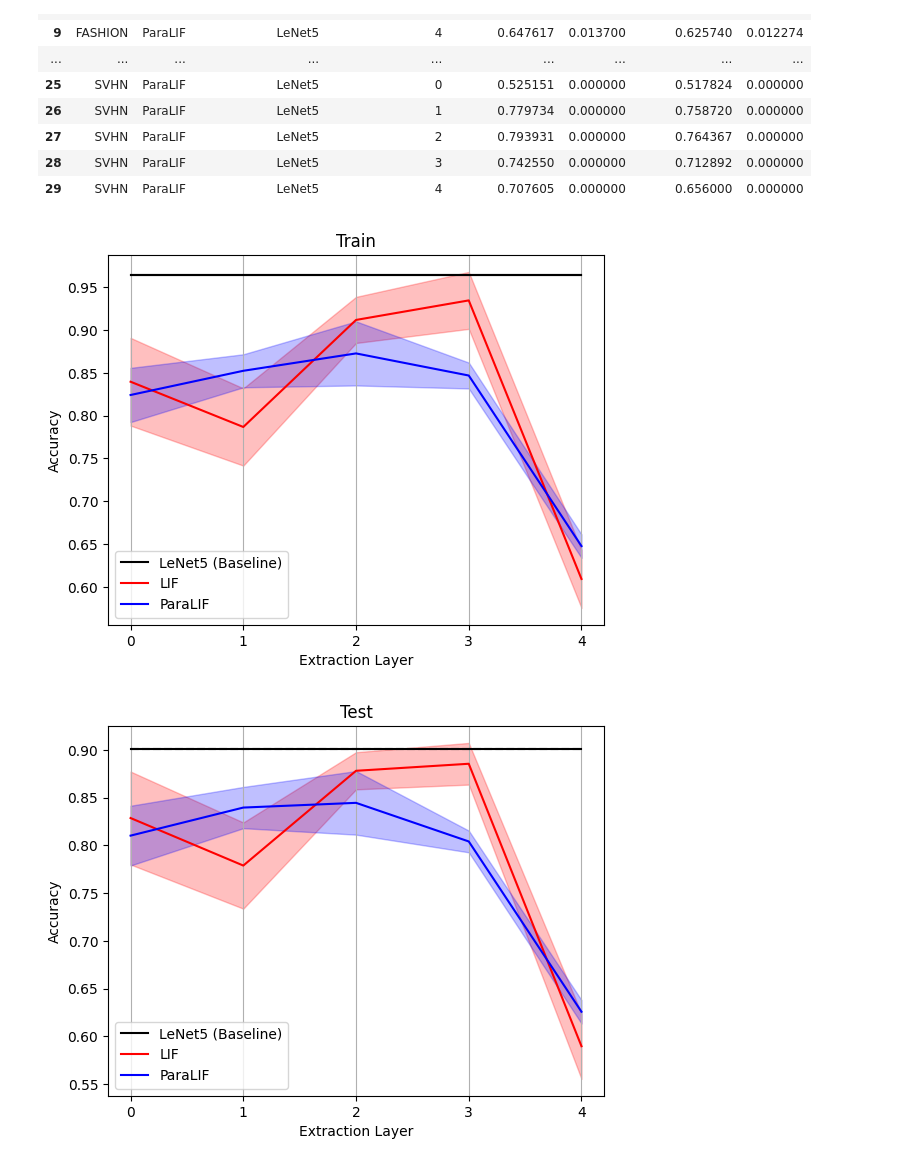
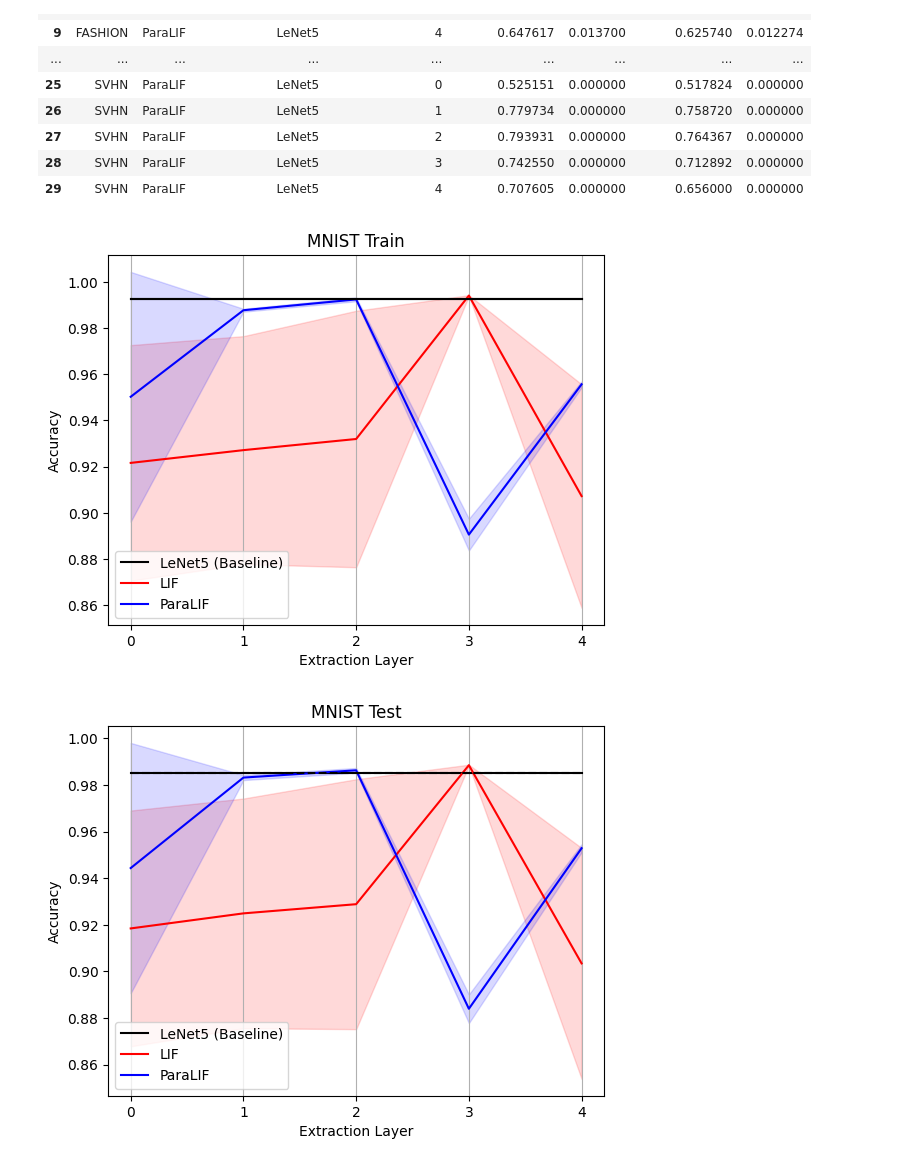
Before and after one commit to suessflorian/biological-neurons, a Jupyter notebook: Baseline Models/transfer_graphs.ipynb, the cells around one changed output. Drawn from its saved outputs; the diff is of its cells as text; code cells hidden in the pictures.

```diff
--- a/Baseline Models/transfer_graphs.ipynb
+++ b/Baseline Models/transfer_graphs.ipynb
@@ -57,5 +41,6 @@ To plot accuracy, the attack doesn't matter.
 # %%
-relevant_rows = mnist[['model', 'extraction_layer', 'train_accuracy', 'test_accuracy', 'baseline_train_accuracy', 'baseline_test_accuracy']].drop_duplicates()
+relevant_rows = mnist[mnist.attack == 'LInfFMNAttack']
+relevant_rows = relevant_rows[['model', 'extraction_layer', 'train_accuracy', 'test_accuracy', 'baseline_train_accuracy', 'baseline_test_accuracy']].drop_duplicates()
 unique_models = relevant_rows.model.unique()
 
 for model, colour in zip(unique_models, ['blue', 'orange']):
@@ -72,8 +57,10 @@ plt.legend([
     'LeNet Baseline (Train)',
     'LeNet Baseline (Test)'
 ])
-plt.title('Train Test Accuracies with Representation Transfer Learning')
+plt.title(f'Train Test {dataset}')
 plt.xticks(subset.extraction_layer)
 plt.grid(axis='x')
+plt.xlabel('Extraction Layer')
+plt.ylabel('Accuracy')
 plt.show()
 # %% [output]
@@ -112,7 +79,7 @@ mnist_fgsm.epsilon.unique()
 # %% [output]
 array([0.01, 0.05, 0.1 ])
 # %%
-epsilon = 0.05
+epsilon = 0.1
 
 mnist_fgsm_epsilon = mnist_fgsm[mnist_fgsm.epsilon == epsilon]
 for model, colour in zip(unique_models, ['blue', 'orange']):
@@ -122,7 +89,7 @@ plt.plot(subset.extraction_layer, subset.baseline_susceptibility_rate, color='re
 plt.legend(unique_models.tolist() + ['LeNet Baseline'])
 plt.xlabel('Layer')
 plt.ylabel('Attack Susceptibility')
-plt.title('Attack Susceptibility for Representation Transfer Learning FGSM')
+plt.title(f'FGSM, epsilon={epsilon}')
 plt.xticks(subset.extraction_layer)
 plt.grid(axis='x')
 plt.show()
@@ -151,7 +118,7 @@ plt.show()
 # %% [markdown]
 ## FMNA
 # %%
-epsilon = 0.05
+epsilon = 0.1
 
 mnist_fmna = mnist[mnist.attack == 'LInfFMNAttack']
 mnist_fmna_epsilon = mnist_fmna[mnist_fmna.epsilon == epsilon]
@@ -162,7 +129,7 @@ plt.plot(subset.extraction_layer, subset.baseline_susceptibility_rate, color='re
 plt.legend(unique_models.tolist() + ['LeNet Baseline'])
 plt.xlabel('Layer')
 plt.ylabel('Attack Susceptibility')
-plt.title('Attack Susceptibility for Representation Transfer Learning FMNA')
+plt.title(f'FMNA, epsilon={epsilon}')
 plt.xticks(subset.extraction_layer)
 plt.grid(axis='x')
 plt.show()
@@ -235,7 +202,7 @@ aggregated_data
 | 28 | SVHN | ParaLIF | LeNet5 | 3 | 0.742550 | 0.000000 | 0.712892 | 0.000000 |
 | 29 | SVHN | ParaLIF | LeNet5 | 4 | 0.707605 | 0.000000 | 0.656000 | 0.000000 |
 # %%
-dataset = 'FASHION'
+dataset = 'MNIST'
 
 dataset_specific = aggregated_data[aggregated_data.dataset == dataset]
 
@@ -256,45 +223,45 @@ for model, colour in zip(['LIF', 'ParaLIF'], ['red', 'blue']):
     # Train
     y1 = subset.train_accuracy['mean'] - subset.train_accuracy['std']
     y2 = subset.train_accuracy['mean'] + subset.train_accuracy['std']
-    plt.fill_between(subset.extraction_layer, y1, y2, color=colour, alpha=0.25)
+    plt.fill_between(subset.extraction_layer, y1, y2, color=colour, alpha=0.15)
 
 plt.plot(baseline_results.extraction_layer, baseline_results.baseline_train_accuracy, color='black')
 plt.legend(['LeNet5 (Baseline)', 'LIF', 'ParaLIF'])
 plt.xticks(subset.extraction_layer)
 plt.grid(axis='x')
-plt.title('Train')
+plt.title(f'{dataset} Train')
 plt.xlabel('Extraction Layer')
 plt.ylabel('Accuracy')
 plt.show()
 # %% [output]
-[figure, old version]
+[figure, new version]
 # %%
 dataset_specific = aggregated_data[aggregated_data.dataset == dataset]
 
 
 baseline_results = data[data.dataset == dataset][['extraction_layer', 'baseline_train_accuracy', 'baseline_test_accuracy']].drop_duplicates()
 plt.plot(baseline_results.extraction_layer, baseline_results.baseline_test_accuracy, color='black')
 
 for model, colour, sd_colour in zip(['LIF', 'ParaLIF'], ['red', 'blue'], ['#FFA07A', 'lightblue']):
     subset = dataset_specific[dataset_specific.model == model]
     y1_test = subset.test_accuracy['mean'] - subset.test_accuracy['std']
     y2_test = subset.test_accuracy['mean'] + subset.test_accuracy['std']
 
     plt.plot(subset.extraction_layer, subset.test_accuracy['mean'], color=colour)
 
 for model, colour in zip(['LIF', 'ParaLIF'], ['red', 'blue']):
     subset = dataset_specific[dataset_specific.model == model]
     y1_test = subset.test_accuracy['mean'] - subset.test_accuracy['std']
     y2_test = subset.test_accuracy['mean'] + subset.test_accuracy['std']
-    plt.fill_between(subset.extraction_layer, y1_test, y2_test, color=colour, alpha=0.25)
+    plt.fill_between(subset.extraction_layer, y1_test, y2_test, color=colour, alpha=0.15)
 
 plt.plot(baseline_results.extraction_layer, baseline_results.baseline_test_accuracy, color='black', linestyle='dashed')
 plt.legend(['LeNet5 (Baseline)', 'LIF', 'ParaLIF'])
 plt.xticks(subset.extraction_layer)
 plt.grid(axis='x')
-plt.title('Test')
+plt.title(f'{dataset} Test')
 plt.xlabel('Extraction Layer')
 plt.ylabel('Accuracy')
 plt.show()
 # %% [output]
-[figure, old version]
+[figure, new version]
```
Also changed, not shown: parts of 13 cells of this notebook, 3 other files.
